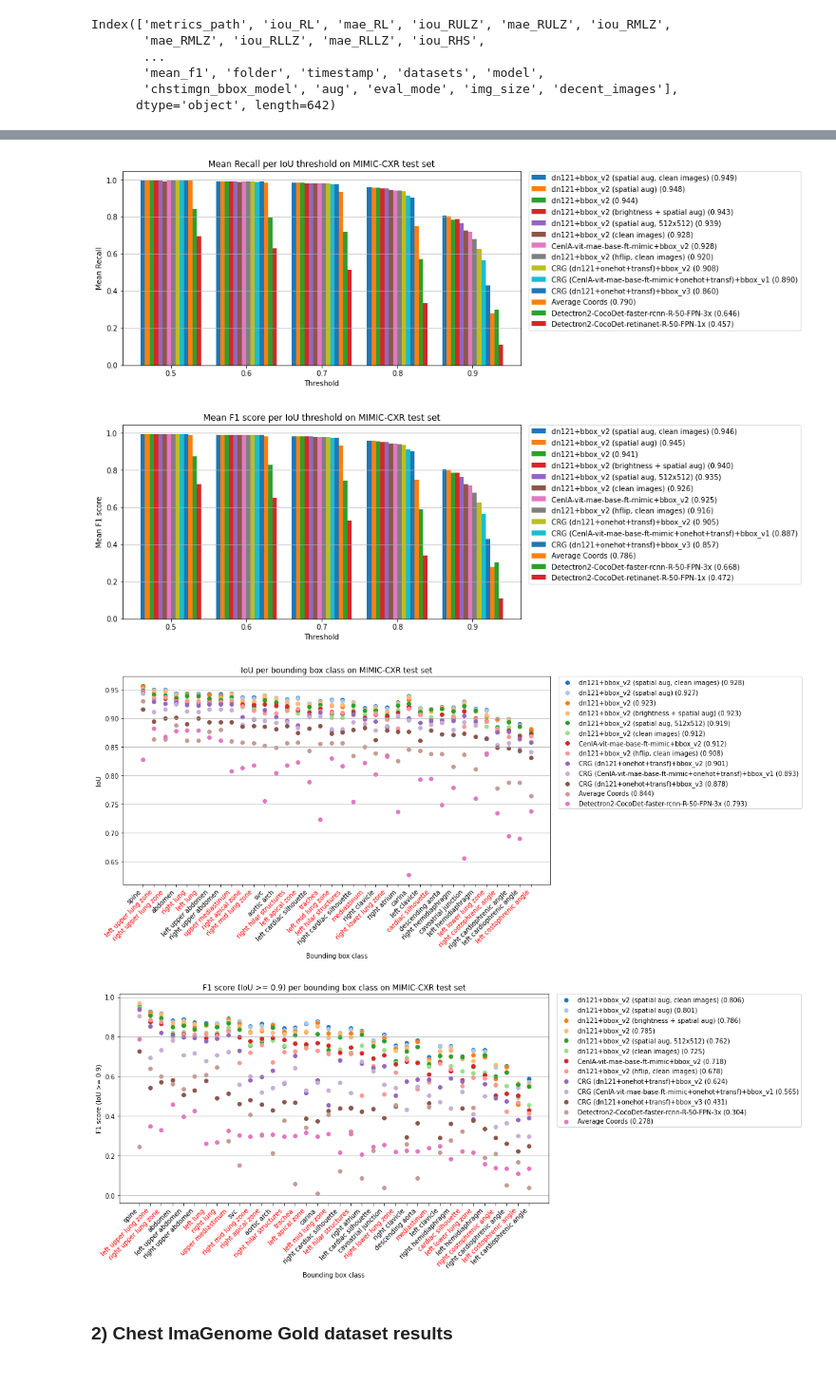
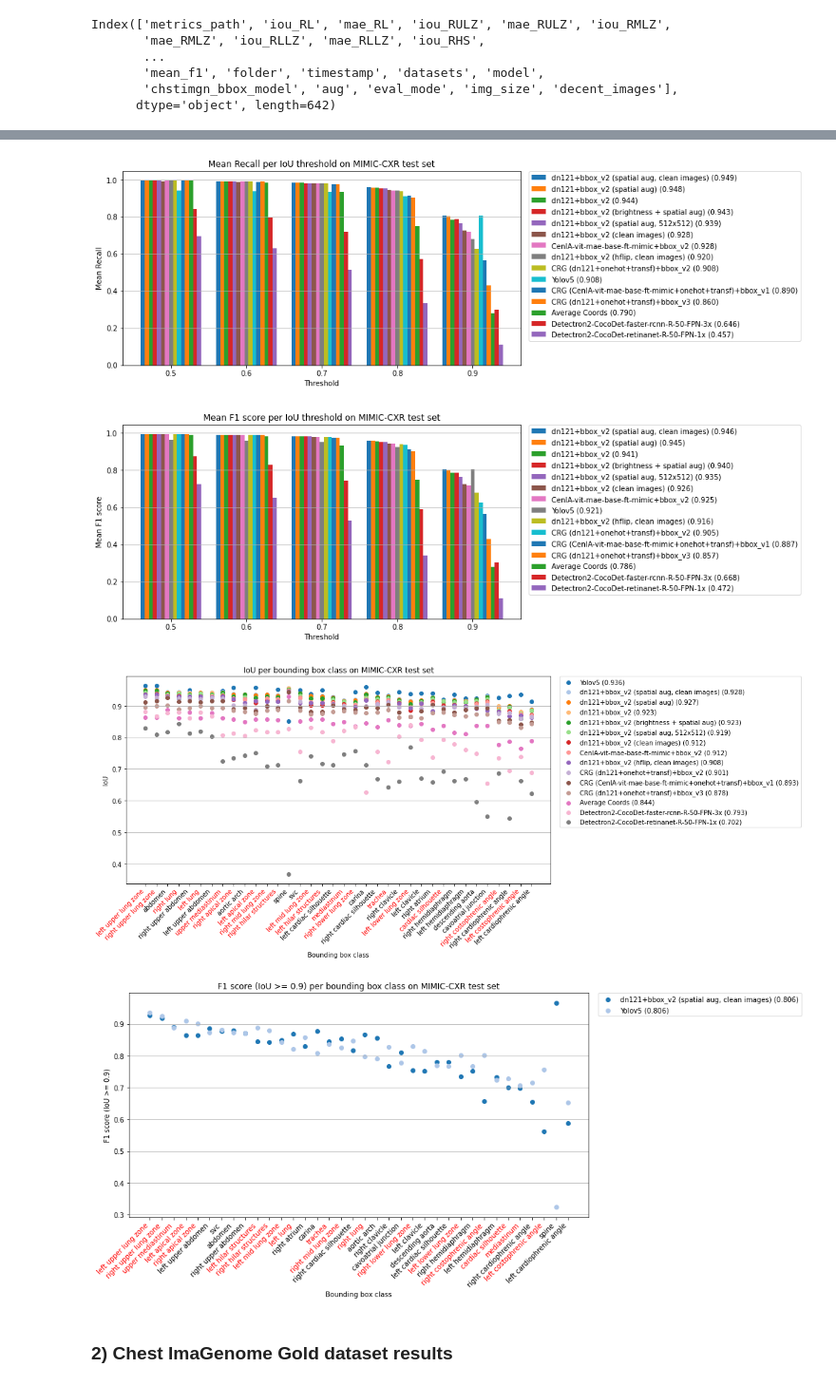
Before and after one commit to PabloMessina/MedVQA, a Jupyter notebook: medvqa/notebooks/Results Summary.ipynb, the cells around one changed output, grey strips where cells are left out. Shown at 95% size. Saved outputs shown, nothing was run; the diff lists cells and outputs as text; code cells hidden in the pictures.

Commit message:
train and evaluate yolov5

```diff
--- a/medvqa/notebooks/Results Summary.ipynb
+++ b/medvqa/notebooks/Results Summary.ipynb
@@ -673,6 +673,7 @@ plot_chest_imagenome_bbox_metrics_at_thresholds(
         df_bbox_mimiccxr.loc[(df_bbox_mimiccxr['timestamp'] == '20230227_130158')].iloc[0]['metrics_path'],
         df_bbox_mimiccxr.loc[(df_bbox_mimiccxr['timestamp'] == '20230301_180949')].iloc[0]['metrics_path'],
         df_bbox_mimiccxr.loc[(df_bbox_mimiccxr['timestamp'] == '20230316_122709')].iloc[0]['metrics_path'],
+        df_bbox_mimiccxr.loc[(df_bbox_mimiccxr['timestamp'] == '20230320_180158')].iloc[0]['metrics_path'],
     ],
     method_aliases=[
         'dn121+bbox_v2 (spatial aug, clean images)',
@@ -689,6 +690,7 @@ plot_chest_imagenome_bbox_metrics_at_thresholds(
         'dn121+bbox_v2 (clean images)',
         'Detectron2-CocoDet-faster-rcnn-R-50-FPN-3x',
         'Detectron2-CocoDet-retinanet-R-50-FPN-1x',
+        'Yolov5',
     ],
     metric_name='mean_r',
     metric_alias='Mean Recall',
@@ -696,7 +698,7 @@ plot_chest_imagenome_bbox_metrics_at_thresholds(
     figsize=(10, 5)
 )
 # %% [output]
-[figure, old version]
+[figure, new version]
 # %%
 plot_chest_imagenome_bbox_metrics_at_thresholds(
     metrics_paths=[
@@ -714,6 +716,7 @@ plot_chest_imagenome_bbox_metrics_at_thresholds(
         df_bbox_mimiccxr.loc[(df_bbox_mimiccxr['timestamp'] == '20230227_130158')].iloc[0]['metrics_path'],
         df_bbox_mimiccxr.loc[(df_bbox_mimiccxr['timestamp'] == '20230301_180949')].iloc[0]['metrics_path'],
         df_bbox_mimiccxr.loc[(df_bbox_mimiccxr['timestamp'] == '20230316_122709')].iloc[0]['metrics_path'],
+        df_bbox_mimiccxr.loc[(df_bbox_mimiccxr['timestamp'] == '20230320_180158')].iloc[0]['metrics_path'],
     ],
     method_aliases=[
         'dn121+bbox_v2 (spatial aug, clean images)',
@@ -730,6 +733,7 @@ plot_chest_imagenome_bbox_metrics_at_thresholds(
         'dn121+bbox_v2 (clean images)',
         'Detectron2-CocoDet-faster-rcnn-R-50-FPN-3x',
         'Detectron2-CocoDet-retinanet-R-50-FPN-1x',
+        'Yolov5',
     ],
     metric_name='mean_f1',
     metric_alias='Mean F1 score',
@@ -737,7 +741,7 @@ plot_chest_imagenome_bbox_metrics_at_thresholds(
     figsize=(10, 5)
 )
 # %% [output]
-[figure, old version]
+[figure, new version]
 # %%
 plot_chest_imagenome_bbox_metrics_per_bbox_class(
     metrics_paths=[
@@ -754,6 +758,8 @@ plot_chest_imagenome_bbox_metrics_per_bbox_class(
         df_bbox_mimiccxr.loc[(df_bbox_mimiccxr['timestamp'] == '20230227_134559')].iloc[0]['metrics_path'],
         df_bbox_mimiccxr.loc[(df_bbox_mimiccxr['timestamp'] == '20230227_130158')].iloc[0]['metrics_path'],
         df_bbox_mimiccxr.loc[(df_bbox_mimiccxr['timestamp'] == '20230301_180949')].iloc[0]['metrics_path'],
+        df_bbox_mimiccxr.loc[(df_bbox_mimiccxr['timestamp'] == '20230316_122709')].iloc[0]['metrics_path'],
+        df_bbox_mimiccxr.loc[(df_bbox_mimiccxr['timestamp'] == '20230320_180158')].iloc[0]['metrics_path'],
     ],
     method_aliases=[
         'dn121+bbox_v2 (spatial aug, clean images)',
@@ -769,6 +775,8 @@ plot_chest_imagenome_bbox_metrics_per_bbox_class(
         'dn121+bbox_v2 (hflip, clean images)',
         'dn121+bbox_v2 (clean images)',
         'Detectron2-CocoDet-faster-rcnn-R-50-FPN-3x',
+        'Detectron2-CocoDet-retinanet-R-50-FPN-1x',
+        'Yolov5',
     ],
     metric_name='iou',
     metric_alias='IoU',
@@ -776,46 +784,50 @@ plot_chest_imagenome_bbox_metrics_per_bbox_class(
     figsize=(12, 6),
 )
 # %% [output]
-[figure, old version]
+[figure, new version]
 # %%
 plot_chest_imagenome_bbox_metrics_per_bbox_class(
     metrics_paths=[
         df_bbox_mimiccxr.loc[(df_bbox_mimiccxr['timestamp'] == '20230224_065346')].iloc[0]['metrics_path'],
-        df_bbox_mimiccxr.loc[(df_bbox_mimiccxr['timestamp'] == '20230224_051558')].iloc[0]['metrics_path'],
-        df_bbox_mimiccxr.loc[(df_bbox_mimiccxr['timestamp'] == '20230221_174959')].iloc[0]['metrics_path'],
-        df_bbox_mimiccxr.loc[(df_bbox_mimiccxr['timestamp'] == '20230215_124027') & (df_bbox_mimiccxr['iou_RL'].notna())].iloc[0]['metrics_path'],
-        df_bbox_mimiccxr.loc[(df_bbox_mimiccxr['timestamp'] == '20230216_131111') & (df_bbox_mimiccxr['eval_mode'].str.contains('clamped'))].iloc[0]['metrics_path'],
-        df_bbox_mimiccxr.loc[(df_bbox_mimiccxr['timestamp'] == '20230217_040800') & (df_bbox_mimiccxr['eval_mode'].str.contains('clamped'))].iloc[0]['metrics_path'],
-        df_bbox_mimiccxr.loc[(df_bbox_mimiccxr['timestamp'] == '20230208_231030')].iloc[0]['metrics_path'],
-        df_bbox_mimiccxr.loc[(df_bbox_mimiccxr['timestamp'] == '20230209_000803')].iloc[0]['metrics_path'],
-        df_bbox_mimiccxr.loc[(df_bbox_mimiccxr['timestamp'] == '20230208_231344')].iloc[0]['metrics_path'],
-        df_bbox_mimiccxr.loc[(df_bbox_mimiccxr['timestamp'] == '20230227_122852')].iloc[0]['metrics_path'],
-        df_bbox_mimiccxr.loc[(df_bbox_mimiccxr['timestamp'] == '20230227_134559')].iloc[0]['metrics_path'],
-        df_bbox_mimiccxr.loc[(df_bbox_mimiccxr['timestamp'] == '20230227_130158')].iloc[0]['metrics_path'],
-        df_bbox_mimiccxr.loc[(df_bbox_mimiccxr['timestamp'] == '20230301_180949')].iloc[0]['metrics_path'],
+#         df_bbox_mimiccxr.loc[(df_bbox_mimiccxr['timestamp'] == '20230224_051558')].iloc[0]['metrics_path'],
+#         df_bbox_mimiccxr.loc[(df_bbox_mimiccxr['timestamp'] == '20230221_174959')].iloc[0]['metrics_path'],
+#         df_bbox_mimiccxr.loc[(df_bbox_mimiccxr['timestamp'] == '20230215_124027') & (df_bbox_mimiccxr['iou_RL'].notna())].iloc[0]['metrics_path'],
+#         df_bbox_mimiccxr.loc[(df_bbox_mimiccxr['timestamp'] == '20230216_131111') & (df_bbox_mimiccxr['eval_mode'].str.contains('clamped'))].iloc[0]['metrics_path'],
+#         df_bbox_mimiccxr.loc[(df_bbox_mimiccxr['timestamp'] == '20230217_040800') & (df_bbox_mimiccxr['eval_mode'].str.contains('clamped'))].iloc[0]['metrics_path'],
+#         df_bbox_mimiccxr.loc[(df_bbox_mimiccxr['timestamp'] == '20230208_231030')].iloc[0]['metrics_path'],
+#         df_bbox_mimiccxr.loc[(df_bbox_mimiccxr['timestamp'] == '20230209_000803')].iloc[0]['metrics_path'],
+#         df_bbox_mimiccxr.loc[(df_bbox_mimiccxr['timestamp'] == '20230208_231344')].iloc[0]['metrics_path'],
+#         df_bbox_mimiccxr.loc[(df_bbox_mimiccxr['timestamp'] == '20230227_122852')].iloc[0]['metrics_path'],
+#         df_bbox_mimiccxr.loc[(df_bbox_mimiccxr['timestamp'] == '20230227_134559')].iloc[0]['metrics_path'],
+#         df_bbox_mimiccxr.loc[(df_bbox_mimiccxr['timestamp'] == '20230227_130158')].iloc[0]['metrics_path'],
+#         df_bbox_mimiccxr.loc[(df_bbox_mimiccxr['timestamp'] == '20230301_180949')].iloc[0]['metrics_path'],
+#         df_bbox_mimiccxr.loc[(df_bbox_mimiccxr['timestamp'] == '20230316_122709')].iloc[0]['metrics_path'],
+        df_bbox_mimiccxr.loc[(df_bbox_mimiccxr['timestamp'] == '20230320_180158')].iloc[0]['metrics_path'],
     ],
     method_aliases=[
         'dn121+bbox_v2 (spatial aug, clean images)',
-        'dn121+bbox_v2 (spatial aug, 512x512)',
-        'dn121+bbox_v2 (spatial aug)',
-        'dn121+bbox_v2',
-        'dn121+bbox_v2 (brightness + spatial aug)',
-        'CenIA-vit-mae-base-ft-mimic+bbox_v2',
-        'CRG (dn121+onehot+transf)+bbox_v2',
-        'CRG (CenIA-vit-mae-base-ft-mimic+onehot+transf)+bbox_v1',
-        'CRG (dn121+onehot+transf)+bbox_v3',
-        'Average Coords',
-        'dn121+bbox_v2 (hflip, clean images)',
-        'dn121+bbox_v2 (clean images)',
-        'Detectron2-CocoDet-faster-rcnn-R-50-FPN-3x',
+#         'dn121+bbox_v2 (spatial aug, 512x512)',
+#         'dn121+bbox_v2 (spatial aug)',
+#         'dn121+bbox_v2',
+#         'dn121+bbox_v2 (brightness + spatial aug)',
+#         'CenIA-vit-mae-base-ft-mimic+bbox_v2',
+#         'CRG (dn121+onehot+transf)+bbox_v2',
+#         'CRG (CenIA-vit-mae-base-ft-mimic+onehot+transf)+bbox_v1',
+#         'CRG (dn121+onehot+transf)+bbox_v3',
+#         'Average Coords',
+#         'dn121+bbox_v2 (hflip, clean images)',
+#         'dn121+bbox_v2 (clean images)',
+#         'Detectron2-CocoDet-faster-rcnn-R-50-FPN-3x',
+#         'Detectron2-CocoDet-retinanet-R-50-FPN-1x',
+        'Yolov5',
     ],
     metric_name='f1@0.9',
     metric_alias='F1 score (IoU >= 0.9)',
     dataset_name='MIMIC-CXR test set',
     figsize=(12, 6),
 )
 # %% [output]
-[figure, old version]
+[figure, new version]
 # %% [markdown]
 ### 2) Chest ImaGenome Gold dataset results
 # %%
```
Also changed, not shown: parts of 16 cells of this notebook, 11 other files.
